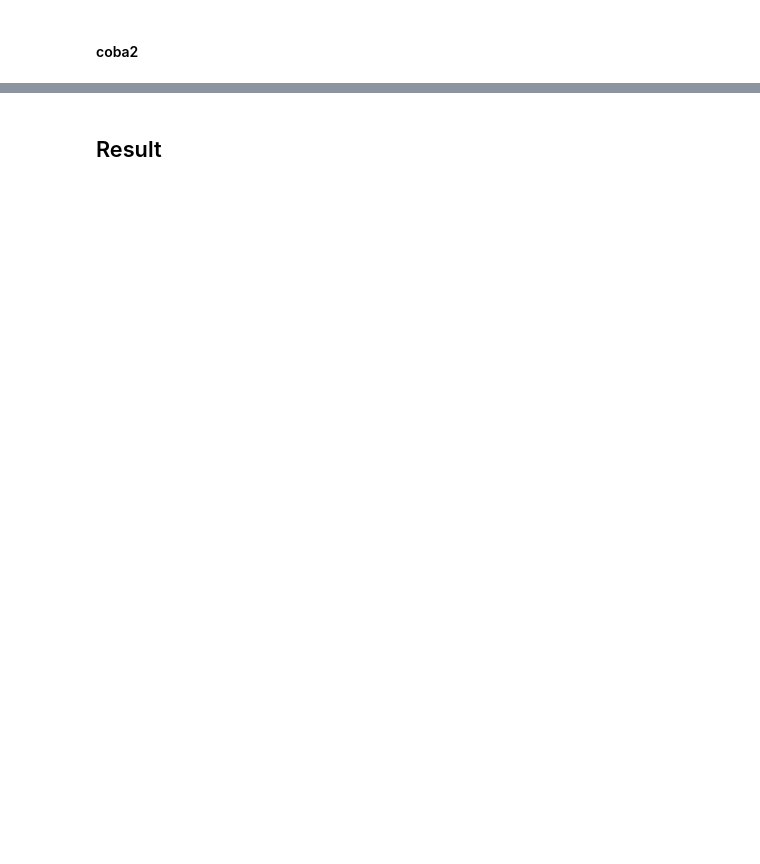
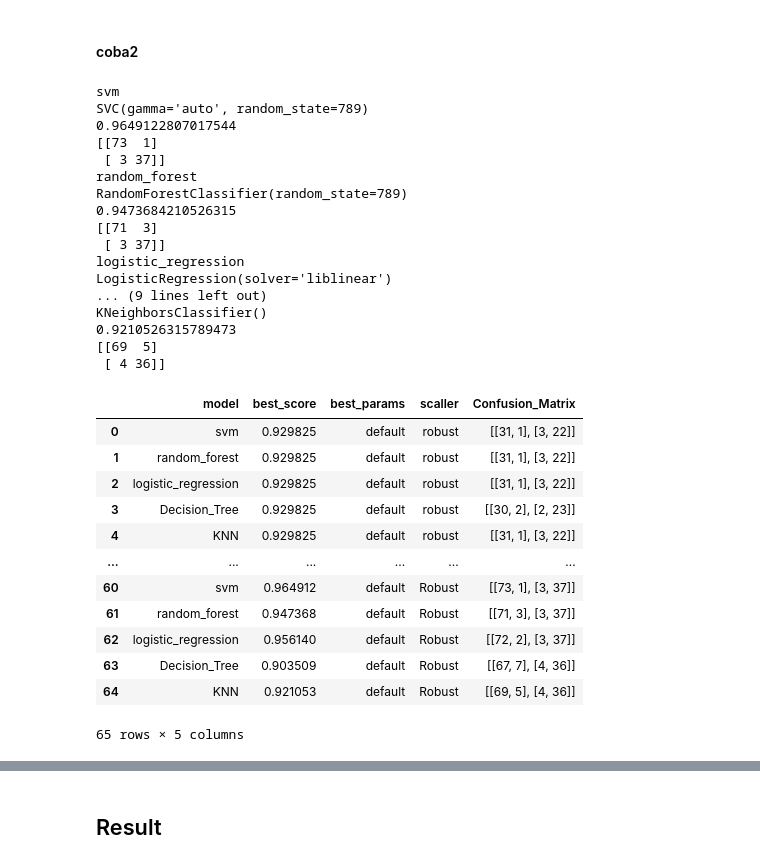
Before and after one commit to rizalarb/portfolio, a Jupyter notebook: M5_ml_cancer.ipynb, the cells around one changed output, grey strips where cells are left out. Cells and saved outputs as stored; diff of their text form; code cells hidden in the pictures; blank space fills up the shorter version.

```diff
--- a/M5_ml_cancer.ipynb
+++ b/M5_ml_cancer.ipynb
@@ -1425,5 +1823,5 @@ plt.show()
 # %% [markdown]
 ### Model Klasifikasi 80 20
 # %%
-score =[]
+scores =[]
 result = pd.DataFrame(columns=['model', 'test', 'best_score', 'best_params', 'scaler', 'Confusion_Matrix'])
@@ -1552,7 +1941,7 @@ for scaler_md_name, scl in scaler_md_name.items():
         'best_params': "default",
         'scaller': scaler_md_name,
         'Confusion_Matrix': cm,
-        'test': 11111
+        'test_size': test_size
       })
 
 
@@ -1570,7 +1959,7 @@ for scaler_md_name, scl in scaler_md_name.items():
         'best_params': clf.best_params_,
         'scaller': scaler_md_name,
         'Confusion_Matrix': cm,
-        'test': 2222222
+        'test_size': test_size
       })
 
-result = pd.DataFrame(scores,columns=['model', 'test','best_score','best_params', 'scaller', 'Confusion_Matrix'])
+result = pd.DataFrame(scores,columns=['model', 'test_size','best_score','best_params', 'scaller', 'Confusion_Matrix'])
@@ -1576,0 +1984,18 @@ result = pd.DataFrame(scores,columns=['model', 'test','best_score','best_params'
+# %%
+scaler_md_name = {
+    'robust': {
+        'scaler': RobustScaler(),
+        'params' : {
+        }
+    },
+    'minmax': {
+        'scaler': MinMaxScaler(),
+        'params' : {
+        }
+    },
+    'standard' : {
+        'scaler': StandardScaler(),
+        'params': {
+        }
+    }
+}
@@ -1579,27 +2072,58 @@ result = pd.DataFrame(scores,columns=['model', 'test','best_score','best_params'
 # %%
 
 for model_name, mp in model_params2.items():
   seed = 789
   clf =  mp['model']
   print(model_name)
   print (clf)
   clf.fit(X_train, y_train)
   y_pred = clf.predict(X_test)
   accuracy = accuracy_score(y_test, y_pred)
   cm = confusion_matrix(y_test, y_pred)
   print (accuracy)
   print(cm)
 
   scores.append({
         'model': model_name,
         'best_score': accuracy,
         'best_params': "default",
         'scaller': 'Robust',
         'Confusion_Matrix': cm
     })
 
-result = pd.DataFrame(scores,columns=['model','best_score','best_params', 'scaller', 'Confusion_Matrix'])
-result
+result22 = pd.DataFrame(scores,columns=['model','best_score','best_params', 'scaller', 'Confusion_Matrix'])
+result22
+# %% [output]
+svm
+SVC(gamma='auto', random_state=789)
+0.9649122807017544
+[[73  1]
+ [ 3 37]]
+random_forest
+RandomForestClassifier(random_state=789)
+0.9473684210526315
+[[71  3]
+ [ 3 37]]
+logistic_regression
+LogisticRegression(solver='liblinear')
+... (9 lines left out)
+KNeighborsClassifier()
+0.9210526315789473
+[[69  5]
+ [ 4 36]]
+|  | model | best_score | best_params | scaller | Confusion_Matrix |
+| 0 | svm | 0.929825 | default | robust | [[31, 1], [3, 22]] |
+| 1 | random_forest | 0.929825 | default | robust | [[31, 1], [3, 22]] |
+| 2 | logistic_regression | 0.929825 | default | robust | [[31, 1], [3, 22]] |
+| 3 | Decision_Tree | 0.929825 | default | robust | [[30, 2], [2, 23]] |
+| 4 | KNN | 0.929825 | default | robust | [[31, 1], [3, 22]] |
+| ... | ... | ... | ... | ... | ... |
+| 60 | svm | 0.964912 | default | Robust | [[73, 1], [3, 37]] |
+| 61 | random_forest | 0.947368 | default | Robust | [[71, 3], [3, 37]] |
+| 62 | logistic_regression | 0.956140 | default | Robust | [[72, 2], [3, 37]] |
+| 63 | Decision_Tree | 0.903509 | default | Robust | [[67, 7], [4, 36]] |
+| 64 | KNN | 0.921053 | default | Robust | [[69, 5], [4, 36]] |
+65 rows × 5 columns
 # %%
 # for scaler_name, scl in scaler_name.items():
 #   seed = 789
```
Also changed, not shown: parts of 82 cells of this notebook.
